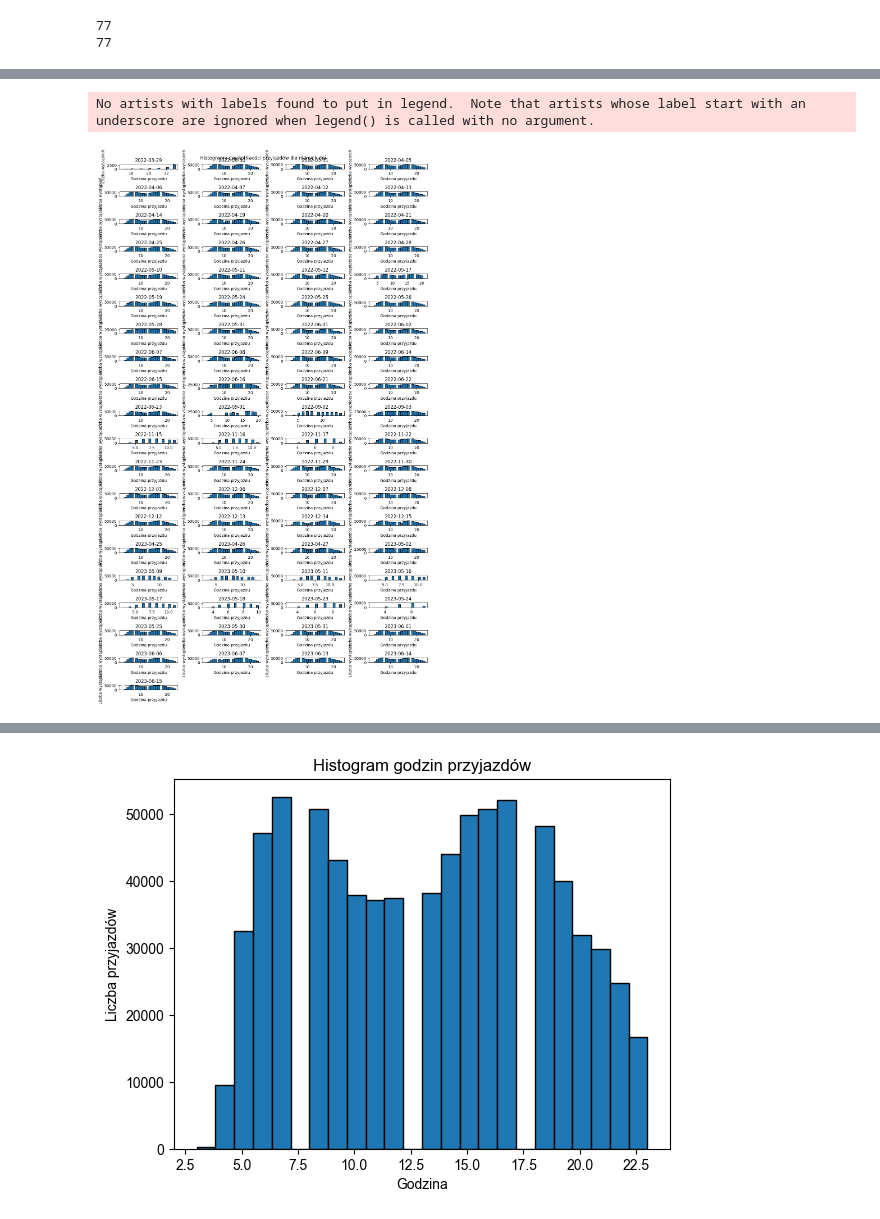
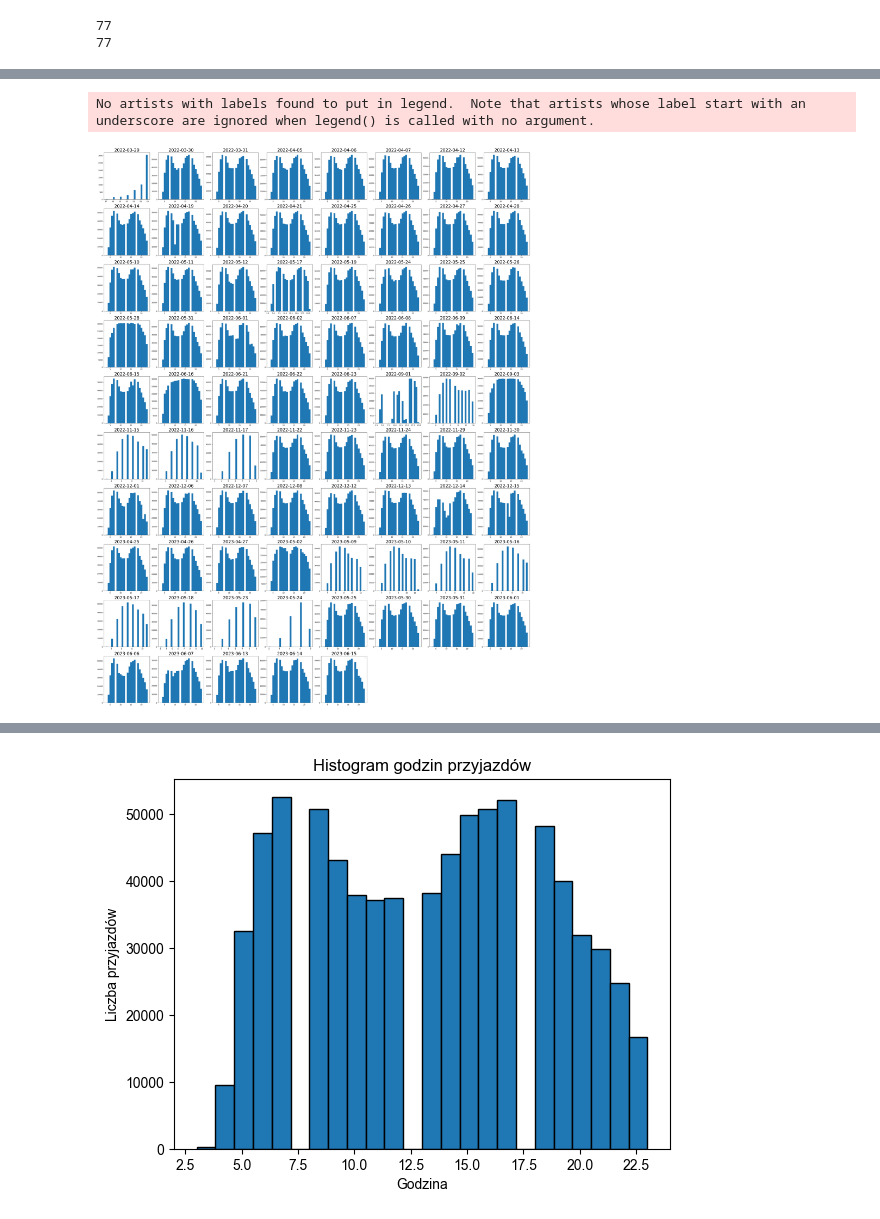
Before and after one commit to hoanganhlinh/praca-inzynierska, a Jupyter notebook: EDA.ipynb, the cells around one changed output, grey strips where cells are left out. Saved outputs shown, nothing was run; the diff lists cells and outputs as text; code cells hidden in the pictures.

```diff
--- a/EDA.ipynb
+++ b/EDA.ipynb
@@ -568,34 +596,32 @@ array(['2022-03-29', '2022-03-30', '2022-03-31', '2022-04-05',
 # %%
 # warnings.filterwarnings("ignore", category=pd.core.common.SettingWithCopyWarning)
 warnings.simplefilter(action='ignore', category=pd.core.common.SettingWithCopyWarning)
 
-plt.figure(figsize=(12, 80))
+plt.figure(figsize=(35, 45))
 plt.title('Histogramy częstotliwości przyjazdów dla różnych dni')
 i=1
 
 # Iteracja po unikalnych datach
 for date in dates:
     # Dane dla danej daty
     data_for_date = final_missingval_merge[final_missingval_merge['date'] == date]
 
     # Histogram dla danej daty
-    plt.subplot(20, 4, i)
+    plt.subplot(10, 8, i)
     # plt.subplot(2, 1, i)
     i+=1
     data_for_date['arrival_time_y'] = pd.to_datetime(data_for_date['arrival_time_y'], format='%H:%M:%S', errors='coerce')
-    plt.hist(data_for_date['arrival_time_y'].dt.hour, bins=24, edgecolor='black')
-    plt.title(date)
-    # plt.xticks([])
-    plt.yticks([])
-
+    plt.hist(data_for_date['arrival_time_y'].dt.hour, bins=24)
+    plt.title(date, fontsize = 25)
 
 # Dodaj etykiety i tytuł
+# plt.suptitle('Histogramy częstotliwości przyjazdów dla różnych dni')
 plt.legend()
 
 plt.tight_layout()
 plt.show()
 
 # warnings.resetwarnings()
 # %% [output]
 No artists with labels found to put in legend.  Note that artists whose label start with an underscore are ignored when legend() is called with no argument.
-[figure, old version]
+[figure, new version]
```
Also changed, not shown: parts of 31 cells of this notebook.
